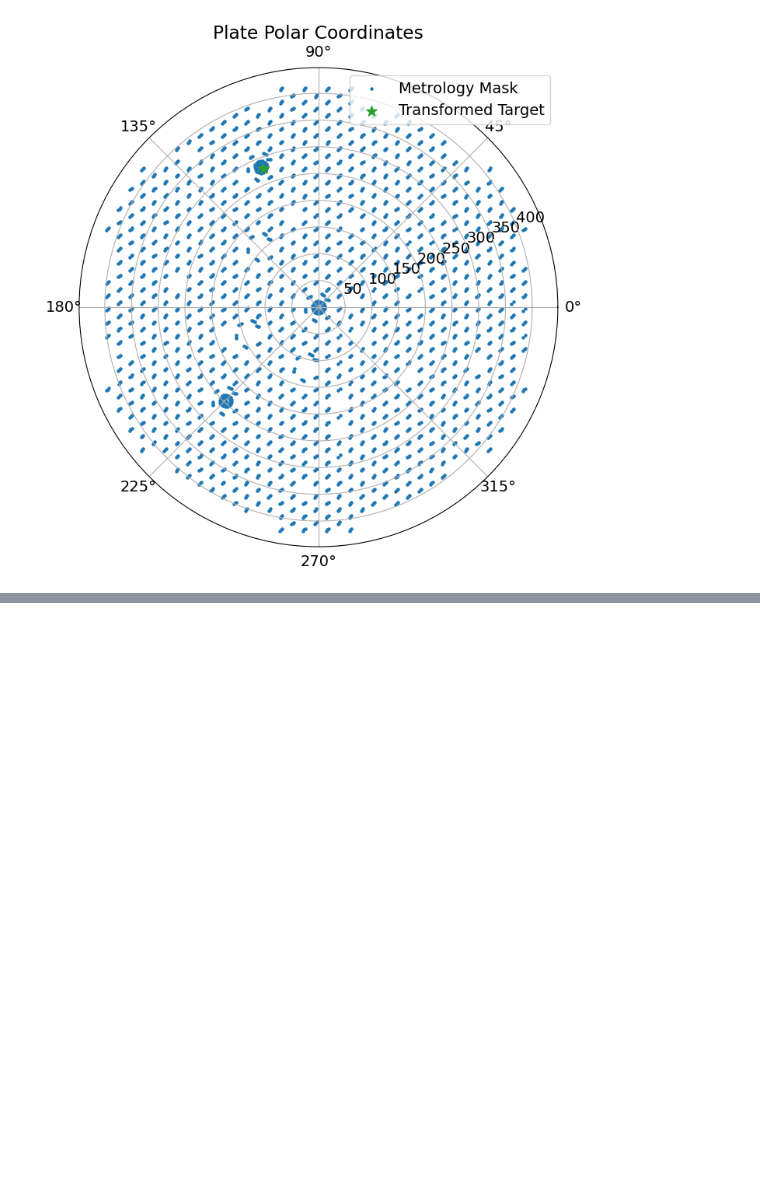
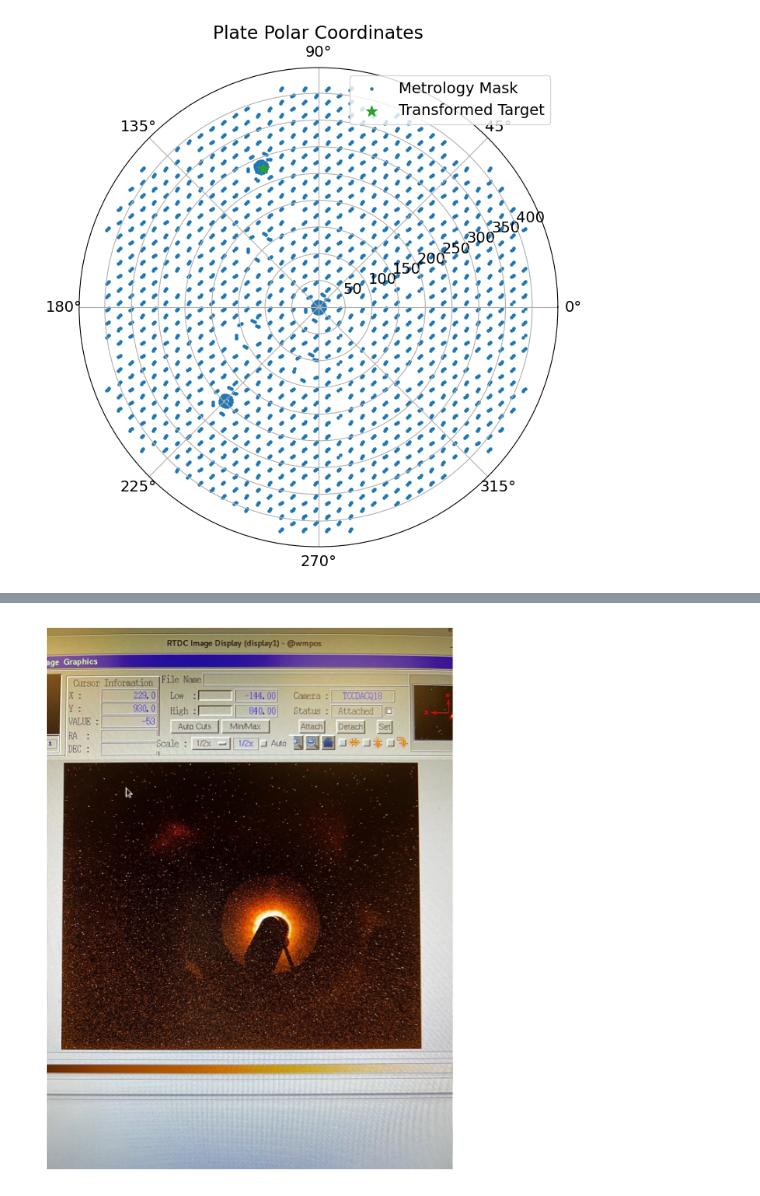
Before and after one commit to breenci/moons-metrology, a Jupyter notebook: testing_notebooks/AC-pix2plt-workflow.ipynb, the cells around one changed output, grey strips where cells are left out. Drawn from its saved outputs; the diff is of its cells as text; code cells hidden in the pictures; blank space fills up the shorter version.

```diff
--- a/testing_notebooks/AC-pix2plt-workflow.ipynb
+++ b/testing_notebooks/AC-pix2plt-workflow.ipynb
@@ -454,0 +453,10 @@ During PAE testing, a nearby FPU was moved to the predicted source position in p
+# %%
+from PIL import Image
+
+img = Image.open("../documentation/PAE_AC_testing.jpg")
+fig, ax = plt.subplots(figsize=(8,8))
+ax.imshow(img)
+ax.axis("off")
+plt.show()
+# %% [output]
+[figure, added]
```
Also changed, not shown: parts of 2 cells of this notebook.
